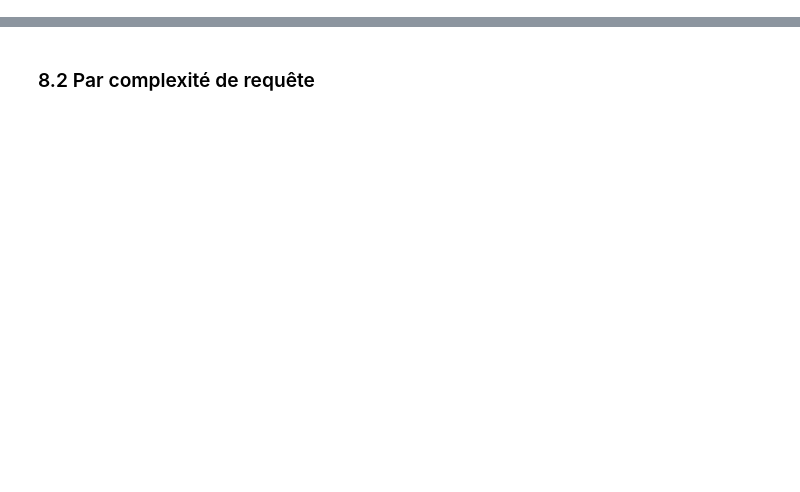
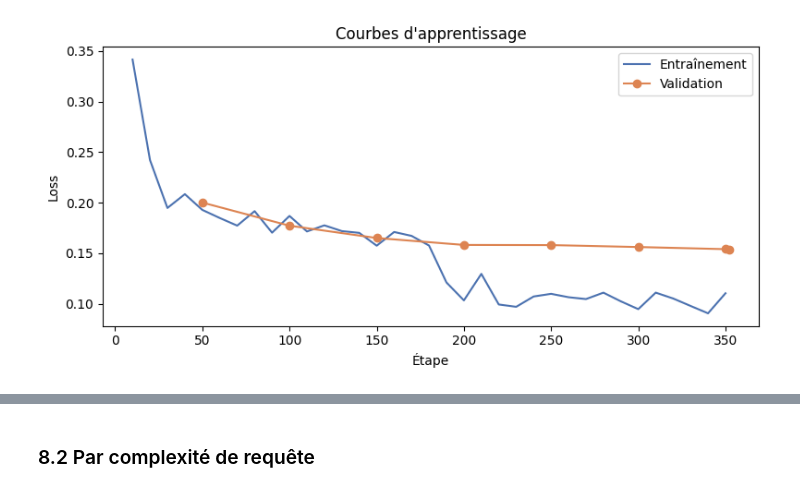
Before and after one commit to eya-bouhmida/finance-text2sql-lora, a Jupyter notebook: projet_final.ipynb, the cells around one changed output, grey strips where cells are left out. Cells and saved outputs as stored; diff of their text form; code cells hidden in the pictures; blank space fills up the shorter version.

```diff
--- a/projet_final.ipynb
+++ b/projet_final.ipynb
@@ -318,0 +298,14 @@ V.styled(transitions, caption=f"Questions corrigées : {c} · cassées : {b} ·
+# %%
+logs = pd.DataFrame(log_history)
+train_loss = logs.dropna(subset=["loss"])[["step", "loss"]]
+eval_loss = logs.dropna(subset=["eval_loss"])[["step", "eval_loss"]]
+
+fig, ax = plt.subplots(figsize=(8, 4))
+ax.plot(train_loss["step"], train_loss["loss"], label="Entraînement", color="#4C72B0")
+ax.plot(eval_loss["step"], eval_loss["eval_loss"], label="Validation", color="#DD8452", marker="o")
+ax.set_xlabel("Étape"); ax.set_ylabel("Loss"); ax.set_title("Courbes d'apprentissage")
+ax.legend(); plt.tight_layout()
+plt.savefig(f"{RESULTS_DIR}/learning_curves.png", dpi=150)
+plt.show()
+# %% [output]
+[figure, added]
```
Also changed, not shown: parts of 72 cells of this notebook.
